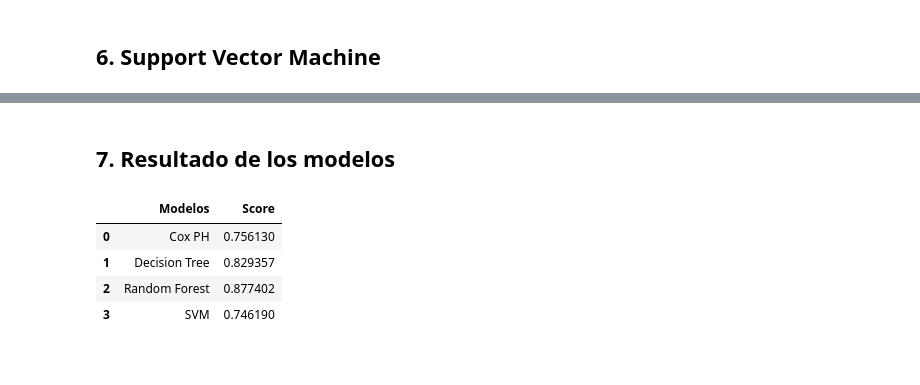
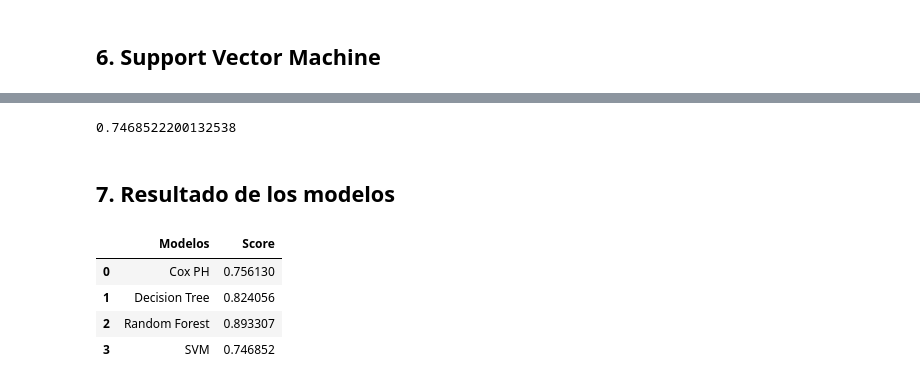
Before and after one commit to guillenunezc/Analisis-Supervivencia, a Jupyter notebook: 01_Notebooks/1_Modelo_Analisis_Supervivencia.ipynb, the cells around one changed output, grey strips where cells are left out. Saved outputs shown, nothing was run; the diff lists cells and outputs as text; code cells hidden in the pictures.

Commit message:
Hype Tunning: Se implementa GridSearchCV para encontrar los mejores hyperparametros de cada modelo

```diff
--- a/01_Notebooks/1_Modelo_Analisis_Supervivencia.ipynb
+++ b/01_Notebooks/1_Modelo_Analisis_Supervivencia.ipynb
@@ -205,3 +351,3 @@ model_rf = RandomSurvivalForest()
 # %%
-model_rf.fit(X_train, y_train)
+model_cv_rf.fit(X_train, y_train)
 # %% [output]
@@ -236,9 +384,3 @@ model_rf.score(X_test, y_test)
 ## 6. Support Vector Machine
 # %%
 from sksurv.svm import FastSurvivalSVM
-# %%
-model_svm = FastSurvivalSVM()
-
-model_svm.fit(X_train, y_train)
-model_svm.predict(X_test)
-model_svm.score(X_test, y_test)
@@ -246,0 +401,11 @@ model_svm.score(X_test, y_test)
+# %%
+model_cv_svm = GridSearchCV(
+    verbose = 2,
+    estimator = model_svm,
+    param_grid = {
+        "alpha": [1, 2, 3],
+        "max_iter": [5, 10, 20, 40]
+    }
+)
+# %%
+model_cv_svm.fit(X_train, y_train)
@@ -247,3 +468,7 @@ model_svm.score(X_test, y_test)
+# %%
+model_cv_svm.score(X_test, y_test)
+# %% [output]
+0.7468522200132538
 # %% [markdown]
 ## 7. Resultado de los modelos
 # %%
@@ -251,13 +476,13 @@ columnas = ["Modelo", "Score"]
 # %%
 df_resultados = pd.DataFrame({
     "Modelos": ["Cox PH", "Decision Tree", "Random Forest", "SVM"],
-    "Score": [model_cox.score(X_test,y_test), model_tree.score(X_test,y_test), model_rf.score(X_test,y_test), model_svm.score(X_test,y_test)]
+    "Score": [model_cv_cox.score(X_test,y_test), model_cv_tree.score(X_test,y_test), model_cv_rf.score(X_test,y_test), model_cv_svm.score(X_test,y_test)]
     }
     )
 df_resultados.style.background_gradient()
 # %% [output]
 |  | Modelos | Score |
 | 0 | Cox PH | 0.756130 |
-| 1 | Decision Tree | 0.829357 |
-| 2 | Random Forest | 0.877402 |
-| 3 | SVM | 0.746190 |
+| 1 | Decision Tree | 0.824056 |
+| 2 | Random Forest | 0.893307 |
+| 3 | SVM | 0.746852 |
```
Also changed, not shown: parts of 38 cells of this notebook.
